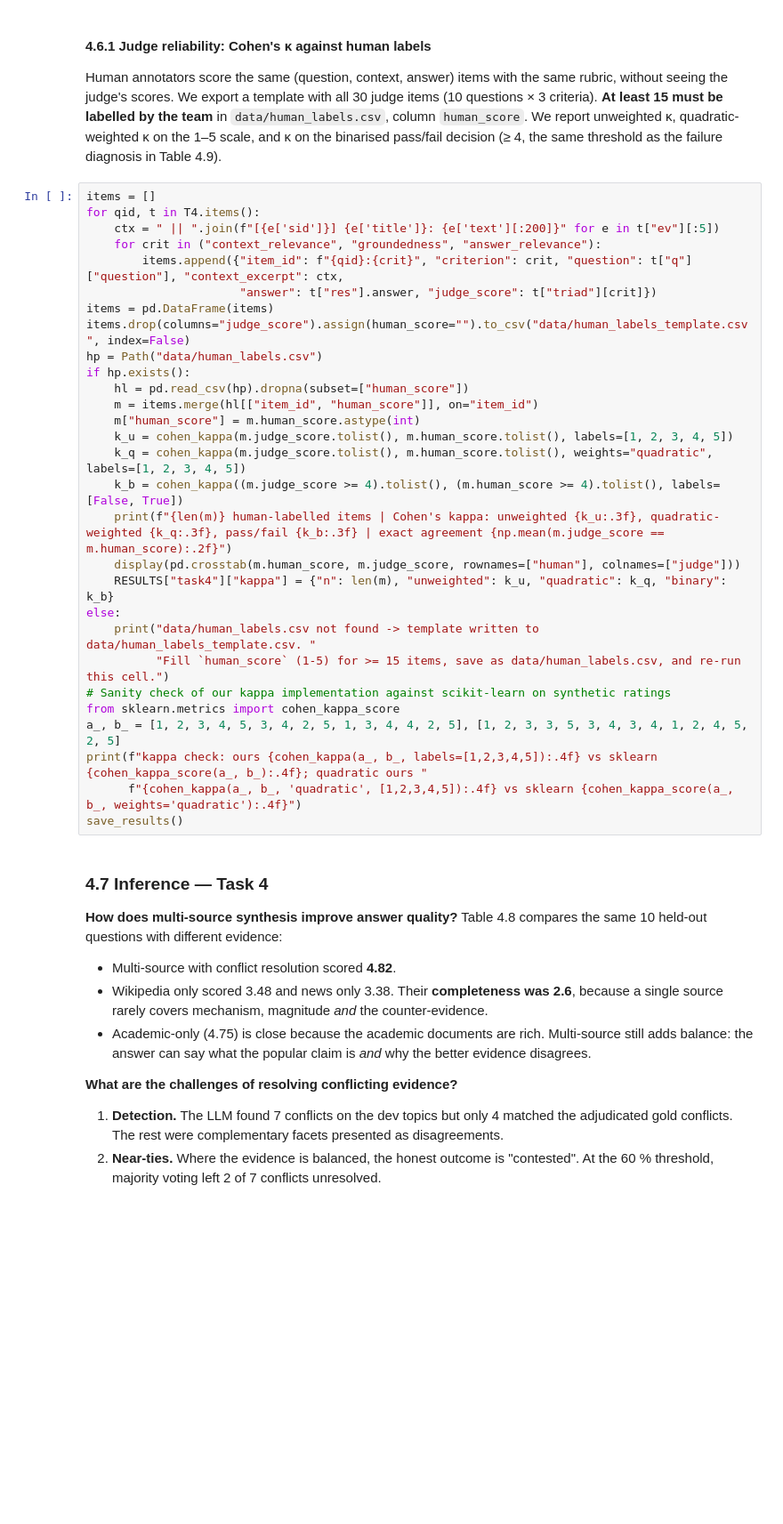
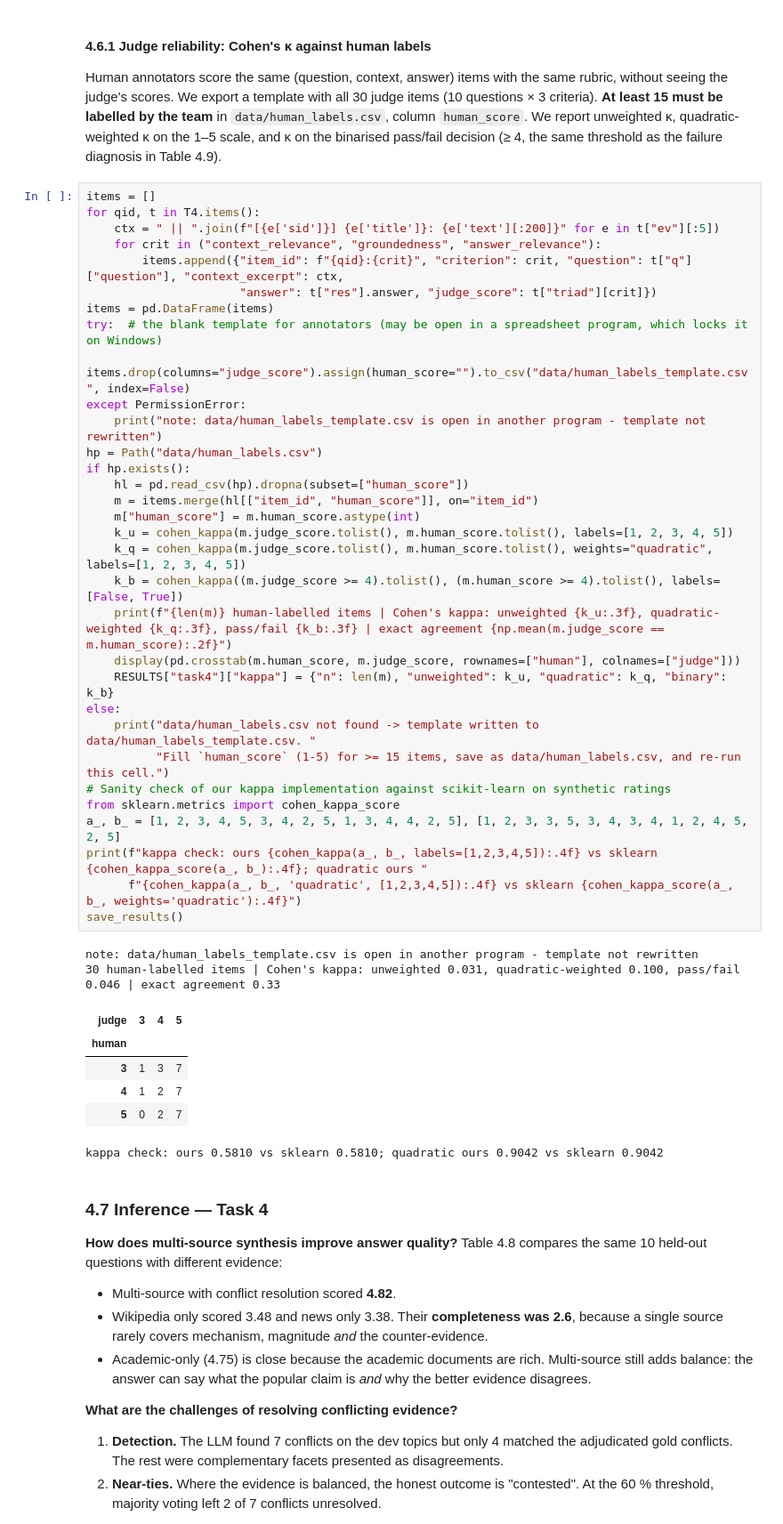
Before and after one commit to Alchemist-evo/conversational_ai_assignment2, a Jupyter notebook: Assignment2_PS1_ResearchAssistant.ipynb, the cells around one changed output. Shown at 89% size. Drawn from its saved outputs; the diff is of its cells as text; blank space fills up the shorter version.

```diff
--- a/Assignment2_PS1_ResearchAssistant.ipynb
+++ b/Assignment2_PS1_ResearchAssistant.ipynb
@@ -5018,32 +5768,44 @@ Human annotators score the same (question, context, answer) items with the same
 # %%
 items = []
 for qid, t in T4.items():
     ctx = " || ".join(f"[{e['sid']}] {e['title']}: {e['text'][:200]}" for e in t["ev"][:5])
     for crit in ("context_relevance", "groundedness", "answer_relevance"):
         items.append({"item_id": f"{qid}:{crit}", "criterion": crit, "question": t["q"]["question"], "context_excerpt": ctx,
                       "answer": t["res"].answer, "judge_score": t["triad"][crit]})
 items = pd.DataFrame(items)
-items.drop(columns="judge_score").assign(human_score="").to_csv("data/human_labels_template.csv", index=False)
+try:  # the blank template for annotators (may be open in a spreadsheet program, which locks it on Windows)
+    items.drop(columns="judge_score").assign(human_score="").to_csv("data/human_labels_template.csv", index=False)
+except PermissionError:
+    print("note: data/human_labels_template.csv is open in another program - template not rewritten")
 hp = Path("data/human_labels.csv")
 if hp.exists():
     hl = pd.read_csv(hp).dropna(subset=["human_score"])
     m = items.merge(hl[["item_id", "human_score"]], on="item_id")
     m["human_score"] = m.human_score.astype(int)
     k_u = cohen_kappa(m.judge_score.tolist(), m.human_score.tolist(), labels=[1, 2, 3, 4, 5])
     k_q = cohen_kappa(m.judge_score.tolist(), m.human_score.tolist(), weights="quadratic", labels=[1, 2, 3, 4, 5])
     k_b = cohen_kappa((m.judge_score >= 4).tolist(), (m.human_score >= 4).tolist(), labels=[False, True])
     print(f"{len(m)} human-labelled items | Cohen's kappa: unweighted {k_u:.3f}, quadratic-weighted {k_q:.3f}, pass/fail {k_b:.3f} | exact agreement {np.mean(m.judge_score == m.human_score):.2f}")
     display(pd.crosstab(m.human_score, m.judge_score, rownames=["human"], colnames=["judge"]))
     RESULTS["task4"]["kappa"] = {"n": len(m), "unweighted": k_u, "quadratic": k_q, "binary": k_b}
 else:
     print("data/human_labels.csv not found -> template written to data/human_labels_template.csv. "
           "Fill `human_score` (1-5) for >= 15 items, save as data/human_labels.csv, and re-run this cell.")
 # Sanity check of our kappa implementation against scikit-learn on synthetic ratings
 from sklearn.metrics import cohen_kappa_score
 a_, b_ = [1, 2, 3, 4, 5, 3, 4, 2, 5, 1, 3, 4, 4, 2, 5], [1, 2, 3, 3, 5, 3, 4, 3, 4, 1, 2, 4, 5, 2, 5]
 print(f"kappa check: ours {cohen_kappa(a_, b_, labels=[1,2,3,4,5]):.4f} vs sklearn {cohen_kappa_score(a_, b_):.4f}; quadratic ours "
       f"{cohen_kappa(a_, b_, 'quadratic', [1,2,3,4,5]):.4f} vs sklearn {cohen_kappa_score(a_, b_, weights='quadratic'):.4f}")
 save_results()
+# %% [output]
+note: data/human_labels_template.csv is open in another program - template not rewritten
+30 human-labelled items | Cohen's kappa: unweighted 0.031, quadratic-weighted 0.100, pass/fail 0.046 | exact agreement 0.33
+| judge | 3 | 4 | 5 |
+| human |  |  |  |
+| 3 | 1 | 3 | 7 |
+| 4 | 1 | 2 | 7 |
+| 5 | 0 | 2 | 7 |
+kappa check: ours 0.5810 vs sklearn 0.5810; quadratic ours 0.9042 vs sklearn 0.9042
 # %% [markdown]
 ### 4.7 Inference — Task 4
 **How does multi-source synthesis improve answer quality?** Table 4.8 compares the same 10 held-out questions with different evidence:
```
Also changed, not shown: parts of 91 cells of this notebook, 21 other files.
